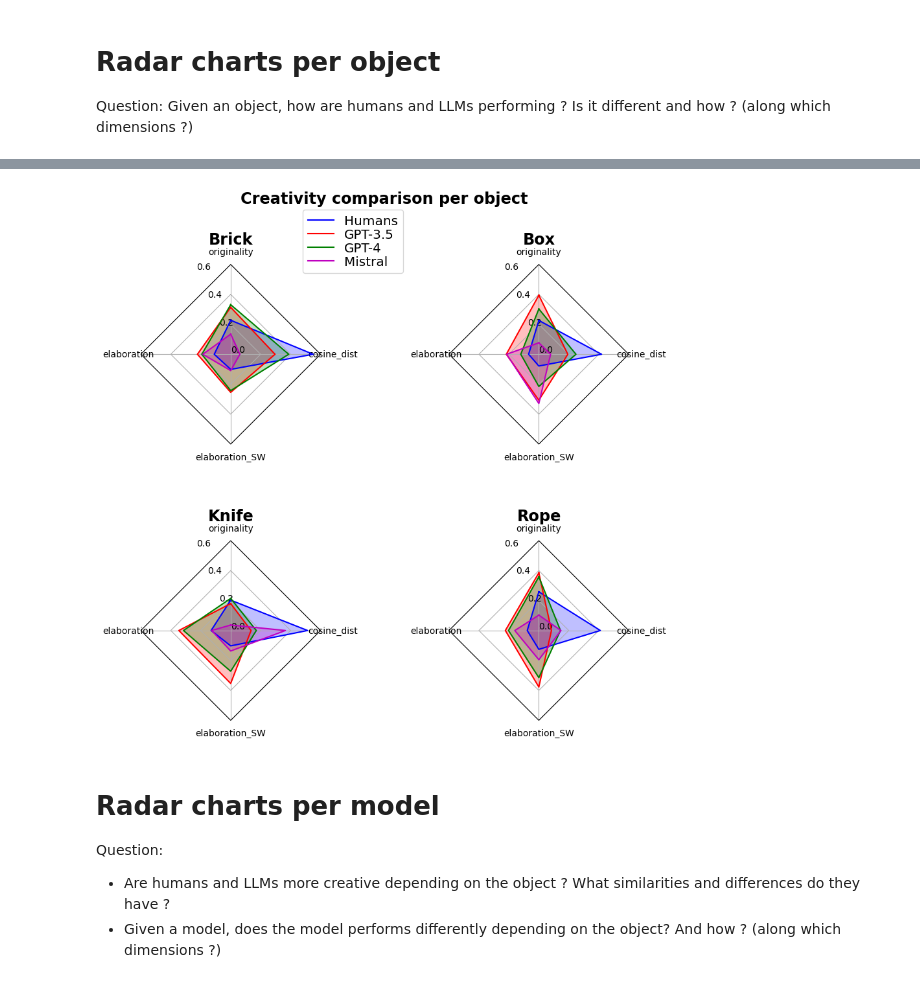
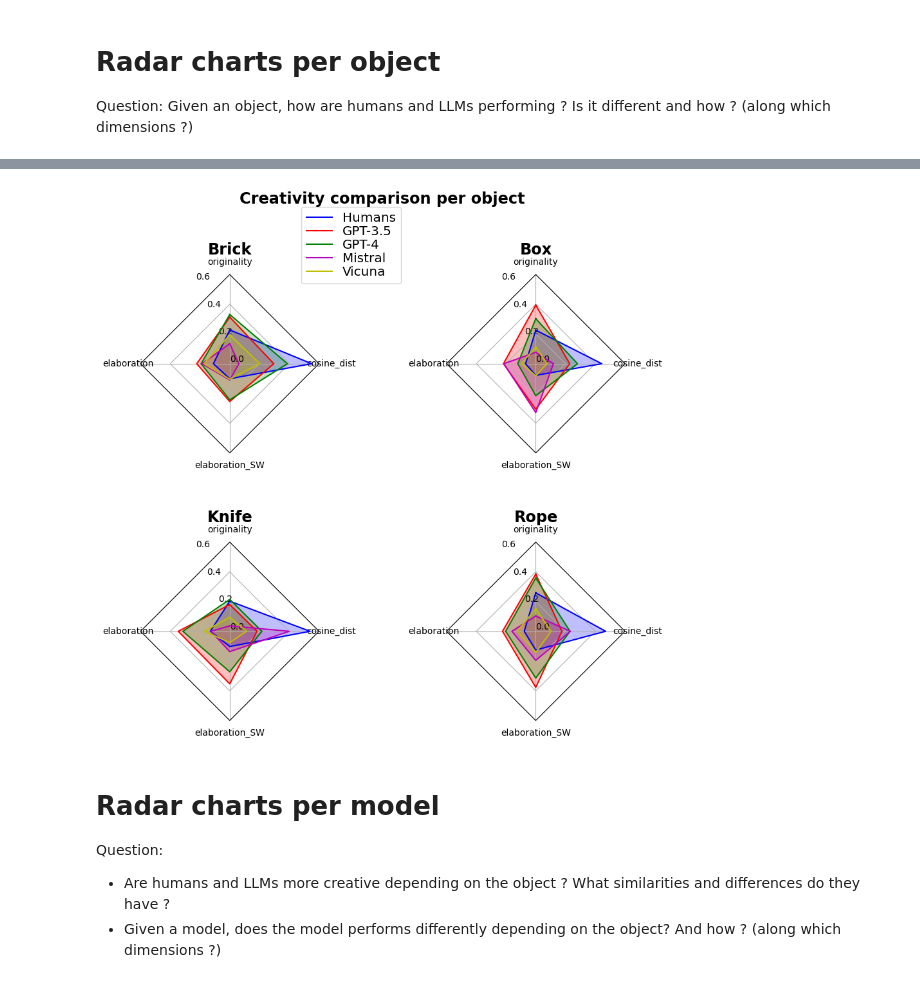
Before and after one commit to Maximelel/LLM_creativity_aut, a Jupyter notebook: benchmark.ipynb, the cells around one changed output, grey strips where cells are left out. Cells and saved outputs as stored; diff of their text form; code cells hidden in the pictures.

```diff
--- a/benchmark.ipynb
+++ b/benchmark.ipynb
@@ -244,25 +267,29 @@ brick_data = pd.concat([
     humans[humans['prompt'] == 'brick'].assign(dataset='Humans'),
     gpt_35_100[gpt_35_100['prompt'] == 'brick'].assign(dataset='GPT-3.5'),
     gpt_4_100[gpt_4_100['prompt'] == 'brick'].assign(dataset='GPT-4'),
-    mistral[mistral['prompt'] == 'brick'].assign(dataset='Mistral')
+    mistral[mistral['prompt'] == 'brick'].assign(dataset='Mistral'),
+    vicuna[vicuna['prompt'] == 'brick'].assign(dataset='Vicuna')
 ])
 box_data = pd.concat([
     humans[humans['prompt'] == 'box'].assign(dataset='Humans'),
     gpt_35_100[gpt_35_100['prompt'] == 'box'].assign(dataset='GPT-3.5'),
     gpt_4_100[gpt_4_100['prompt'] == 'box'].assign(dataset='GPT-4'),
-    mistral[mistral['prompt'] == 'box'].assign(dataset='Mistral')
+    mistral[mistral['prompt'] == 'box'].assign(dataset='Mistral'),
+    vicuna[vicuna['prompt'] == 'box'].assign(dataset='Vicuna')
 ])
 knife_data = pd.concat([
     humans[humans['prompt'] == 'knife'].assign(dataset='Humans'),
     gpt_35_100[gpt_35_100['prompt'] == 'knife'].assign(dataset='GPT-3.5'),
     gpt_4_100[gpt_4_100['prompt'] == 'knife'].assign(dataset='GPT-4'),
-    mistral[mistral['prompt'] == 'knife'].assign(dataset='Mistral')
+    mistral[mistral['prompt'] == 'knife'].assign(dataset='Mistral'),
+    vicuna[vicuna['prompt'] == 'knife'].assign(dataset='Vicuna')
 ])
 rope_data = pd.concat([
     humans[humans['prompt'] == 'rope'].assign(dataset='Humans'),
     gpt_35_100[gpt_35_100['prompt'] == 'rope'].assign(dataset='GPT-3.5'),
     gpt_4_100[gpt_4_100['prompt'] == 'rope'].assign(dataset='GPT-4'),
-    mistral[mistral['prompt'] == 'rope'].assign(dataset='Mistral')
+    mistral[mistral['prompt'] == 'rope'].assign(dataset='Mistral'),
+    vicuna[vicuna['prompt'] == 'rope'].assign(dataset='Vicuna')
 ])
 
 brick_norm = normalization_1(brick_data, check_norm = False)
@@ -280,7 +314,7 @@ rope_norm = normalization_1(rope_data, check_norm = False)
 # List of dataframes and corresponding titles
 features = ["originality", "elaboration", "elaboration_SW", "cosine_dist"]
 dataframes = [brick_norm, box_norm, knife_norm, rope_norm]
-titles = ['Humans', 'GPT-3.5', 'GPT-4', 'Mistral']
+titles = ['Humans', 'GPT-3.5', 'GPT-4', 'Mistral', 'Vicuna']
 
 radar_charts_per_object(brick_norm, box_norm, knife_norm, rope_norm, features)
 # %% [output]
@@ -293,4 +321,4 @@ radar_charts_per_object(brick_norm, box_norm, knife_norm, rope_norm, features)
-[figure, old version]
+[figure, new version]
 # %% [markdown]
 # Radar charts per model
 
```
Also changed, not shown: parts of 26 cells of this notebook, 1 other file.
